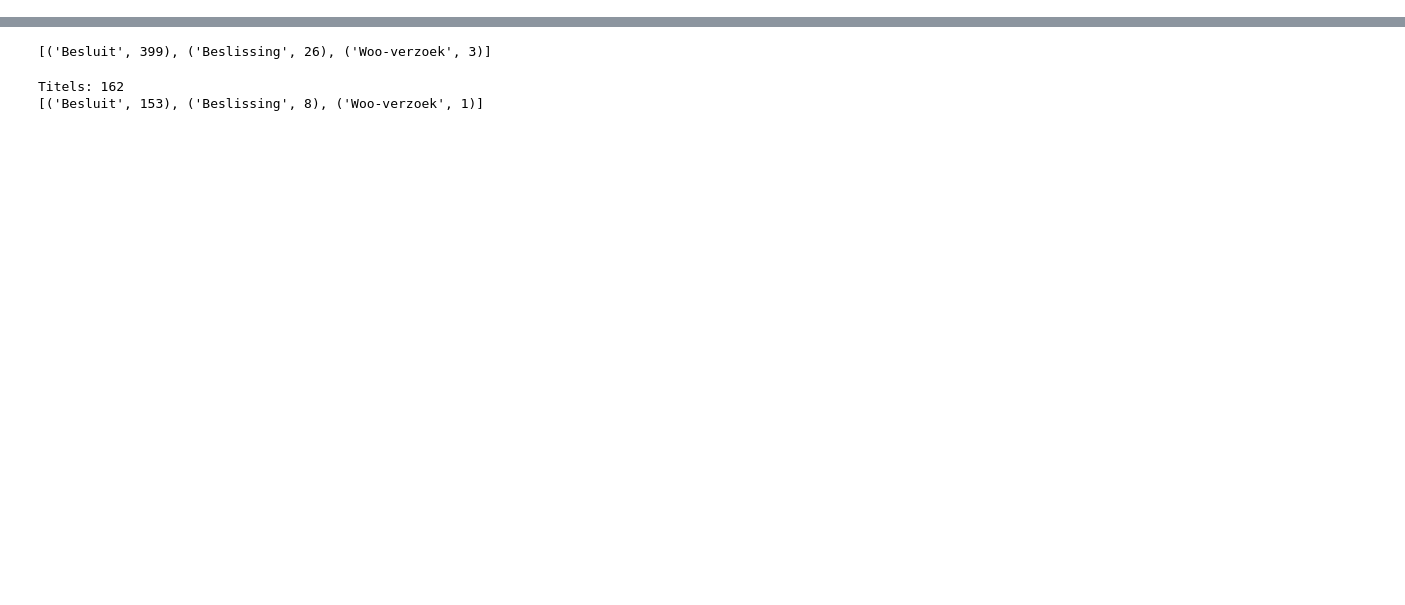
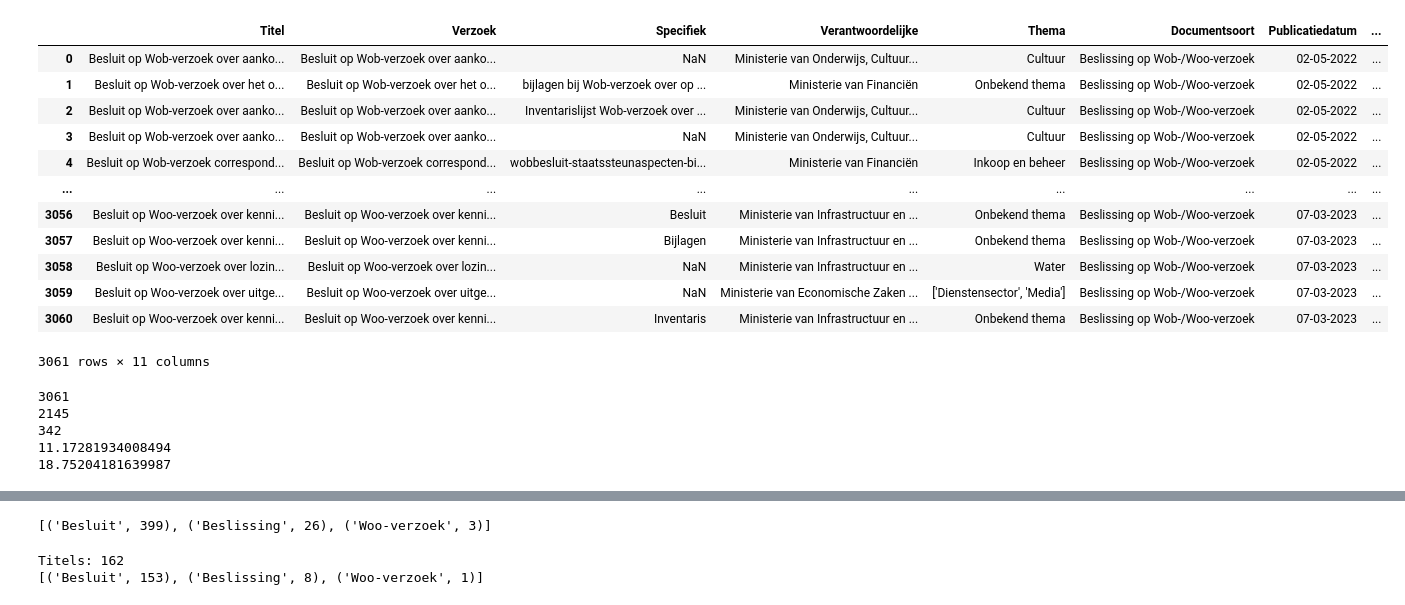
Before and after one commit to R0m4ndu/Woo-Scriptie-Ramon, a Jupyter notebook: Notebooks/Open Overheid Data.ipynb, the cells around one changed output, grey strips where cells are left out. Saved outputs shown, nothing was run; the diff lists cells and outputs as text; code cells hidden in the pictures; blank space fills up the shorter version.

```diff
--- a/Notebooks/Open Overheid Data.ipynb
+++ b/Notebooks/Open Overheid Data.ipynb
@@ -206,0 +449,39 @@ Wall time: 363 ms
+# %%
+Dataframe = pd.read_csv('Woo-5-mei.csv')
+display(Dataframe)
+# %% [output]
+|  | Titel | Verzoek | Specifiek | Verantwoordelijke | Thema | Documentsoort | Publicatiedatum | ... |
+| 0 | Besluit op Wob-verzoek over aanko... | Besluit op Wob-verzoek over aanko... | NaN | Ministerie van Onderwijs, Cultuur... | Cultuur | Beslissing op Wob-/Woo-verzoek | 02-05-2022 | ... |
+| 1 | Besluit op Wob-verzoek over het o... | Besluit op Wob-verzoek over het o... | bijlagen bij Wob-verzoek over op ... | Ministerie van Financiën | Onbekend thema | Beslissing op Wob-/Woo-verzoek | 02-05-2022 | ... |
+| 2 | Besluit op Wob-verzoek over aanko... | Besluit op Wob-verzoek over aanko... | Inventarislijst Wob-verzoek over ... | Ministerie van Onderwijs, Cultuur... | Cultuur | Beslissing op Wob-/Woo-verzoek | 02-05-2022 | ... |
+| 3 | Besluit op Wob-verzoek over aanko... | Besluit op Wob-verzoek over aanko... | NaN | Ministerie van Onderwijs, Cultuur... | Cultuur | Beslissing op Wob-/Woo-verzoek | 02-05-2022 | ... |
+| 4 | Besluit op Wob-verzoek correspond... | Besluit op Wob-verzoek correspond... | wobbesluit-staatssteunaspecten-bi... | Ministerie van Financiën | Inkoop en beheer | Beslissing op Wob-/Woo-verzoek | 02-05-2022 | ... |
+| ... | ... | ... | ... | ... | ... | ... | ... | ... |
+| 3056 | Besluit op Woo-verzoek over kenni... | Besluit op Woo-verzoek over kenni... | Besluit | Ministerie van Infrastructuur en ... | Onbekend thema | Beslissing op Wob-/Woo-verzoek | 07-03-2023 | ... |
+| 3057 | Besluit op Woo-verzoek over kenni... | Besluit op Woo-verzoek over kenni... | Bijlagen | Ministerie van Infrastructuur en ... | Onbekend thema | Beslissing op Wob-/Woo-verzoek | 07-03-2023 | ... |
+| 3058 | Besluit op Woo-verzoek over lozin... | Besluit op Woo-verzoek over lozin... | NaN | Ministerie van Infrastructuur en ... | Water | Beslissing op Wob-/Woo-verzoek | 07-03-2023 | ... |
+| 3059 | Besluit op Woo-verzoek over uitge... | Besluit op Woo-verzoek over uitge... | NaN | Ministerie van Economische Zaken ... | ['Dienstensector', 'Media'] | Beslissing op Wob-/Woo-verzoek | 07-03-2023 | ... |
+| 3060 | Besluit op Woo-verzoek over kenni... | Besluit op Woo-verzoek over kenni... | Inventaris | Ministerie van Infrastructuur en ... | Onbekend thema | Beslissing op Wob-/Woo-verzoek | 07-03-2023 | ... |
+3061 rows × 11 columns
+# %%
+x = Dataframe['verzoekdatum'].values.tolist()
+
+total = len(x)
+nans = len([i for i in x if i is np.nan])
+imgs = len([i for i in x if i == 'image'])
+
+print(total)
+print(nans)
+print(imgs)
+
+dates = total - nans - imgs
+print((imgs/total) * 100)
+print((dates/total) * 100)
+
+# statistieken welk deel van de documenten images zijn of welke de verzoekdatum bekend is.
+# %% [output]
+3061
+2145
+342
+11.17281934008494
+18.75204181639987
```
Also changed, not shown: parts of 24 cells of this notebook.
